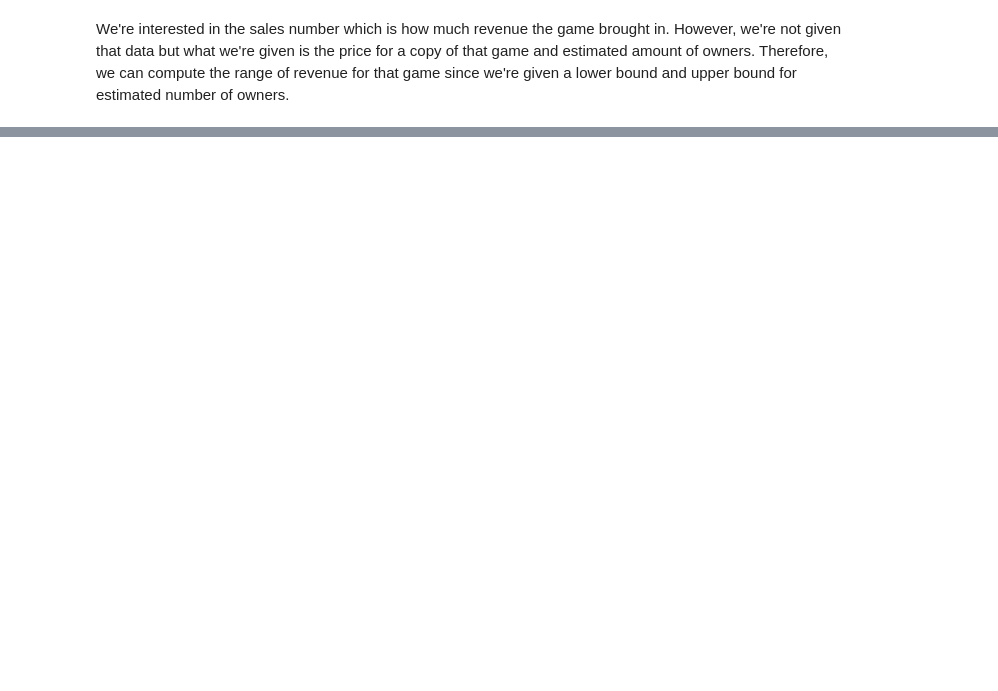
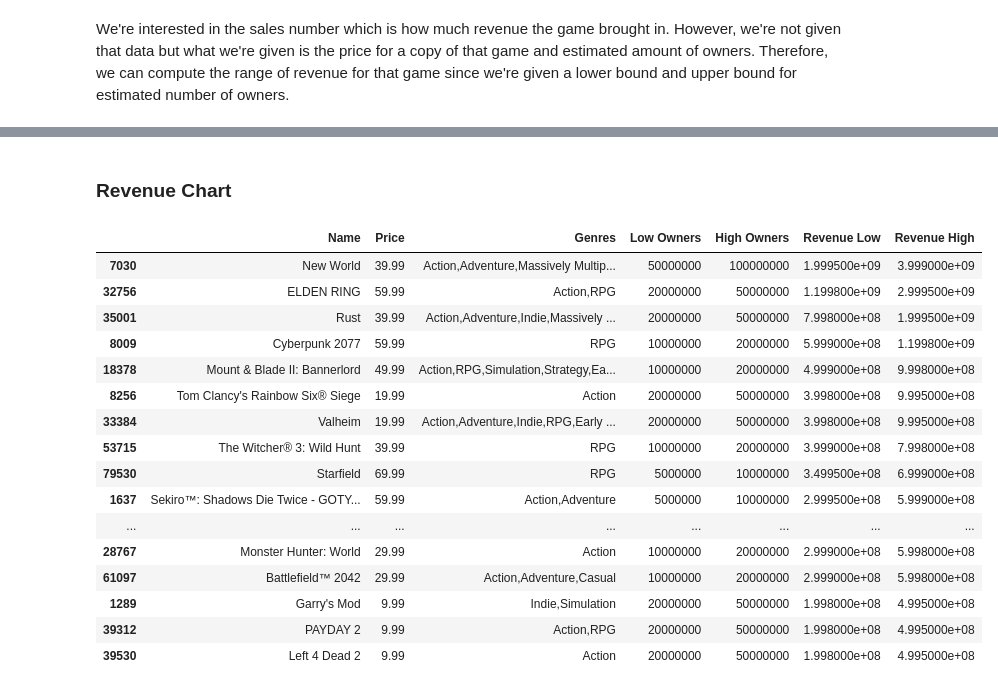
Before and after one commit to lxkedinh/cs-4650-capstone-project, a Jupyter notebook: Steam_Highest_Sellling_Game_Analysis.ipynb, the cells around one changed output, grey strips where cells are left out. Saved outputs shown, nothing was run; the diff lists cells and outputs as text; code cells hidden in the pictures; blank space fills up the shorter version.

```diff
--- a/Steam_Highest_Sellling_Game_Analysis.ipynb
+++ b/Steam_Highest_Sellling_Game_Analysis.ipynb
@@ -58,0 +37,16 @@ ValueError: cannot set a row with mismatched columns
+# %%
+sale_data = df[['Name','Estimated owners','Price','Genres']]
+
+#extracted the EST owners into 2 columns
+extracted_col = sale_data['Estimated owners'].str.extract('(\d+)\s-\s(\d+)')
+extracted_col.columns = extracted_col.columns.map(str)
+extracted_col.columns.values[0] = "Low Owners"
+extracted_col.columns.values[1] = "High Owners"
+#convert values to int for computation
+extracted_col['Low Owners'] = pd.to_numeric(extracted_col['Low Owners'])
+extracted_col['High Owners'] = pd.to_numeric(extracted_col['High Owners'])
+#concatenate the extracted columsn back into the main dataframe
+sale_data = pd.concat([sale_data,extracted_col],axis=1)
+sale_data = sale_data.drop('Estimated owners',axis=1)
+sale_data.info()
+sale_data.head(10)
@@ -58,0 +85,25 @@ ValueError: cannot set a row with mismatched columns
+# %% [markdown]
+### Revenue Chart
+# %%
+sale_data['Revenue Low'] = sale_data['Price'] * sale_data['Low Owners']
+sale_data['Revenue High'] = sale_data['Price'] * sale_data['High Owners']
+sale_data = sale_data.sort_values(by=['Revenue High','Revenue Low'],ascending=[False,False])
+sale_data.head(20)
+# %% [output]
+|  | Name | Price | Genres | Low Owners | High Owners | Revenue Low | Revenue High |
+| 7030 | New World | 39.99 | Action,Adventure,Massively Multip... | 50000000 | 100000000 | 1.999500e+09 | 3.999000e+09 |
+| 32756 | ELDEN RING | 59.99 | Action,RPG | 20000000 | 50000000 | 1.199800e+09 | 2.999500e+09 |
+| 35001 | Rust | 39.99 | Action,Adventure,Indie,Massively ... | 20000000 | 50000000 | 7.998000e+08 | 1.999500e+09 |
+| 8009 | Cyberpunk 2077 | 59.99 | RPG | 10000000 | 20000000 | 5.999000e+08 | 1.199800e+09 |
+| 18378 | Mount & Blade II: Bannerlord | 49.99 | Action,RPG,Simulation,Strategy,Ea... | 10000000 | 20000000 | 4.999000e+08 | 9.998000e+08 |
+| 8256 | Tom Clancy's Rainbow Six® Siege | 19.99 | Action | 20000000 | 50000000 | 3.998000e+08 | 9.995000e+08 |
+| 33384 | Valheim | 19.99 | Action,Adventure,Indie,RPG,Early ... | 20000000 | 50000000 | 3.998000e+08 | 9.995000e+08 |
+| 53715 | The Witcher® 3: Wild Hunt | 39.99 | RPG | 10000000 | 20000000 | 3.999000e+08 | 7.998000e+08 |
+| 79530 | Starfield | 69.99 | RPG | 5000000 | 10000000 | 3.499500e+08 | 6.999000e+08 |
+| 1637 | Sekiro™: Shadows Die Twice - GOTY... | 59.99 | Action,Adventure | 5000000 | 10000000 | 2.999500e+08 | 5.999000e+08 |
+| ... | ... | ... | ... | ... | ... | ... | ... |
+| 28767 | Monster Hunter: World | 29.99 | Action | 10000000 | 20000000 | 2.999000e+08 | 5.998000e+08 |
+| 61097 | Battlefield™ 2042 | 29.99 | Action,Adventure,Casual | 10000000 | 20000000 | 2.999000e+08 | 5.998000e+08 |
+| 1289 | Garry's Mod | 9.99 | Indie,Simulation | 20000000 | 50000000 | 1.998000e+08 | 4.995000e+08 |
+| 39312 | PAYDAY 2 | 9.99 | Action,RPG | 20000000 | 50000000 | 1.998000e+08 | 4.995000e+08 |
+| 39530 | Left 4 Dead 2 | 9.99 | Action | 20000000 | 50000000 | 1.998000e+08 | 4.995000e+08 |
```
Also changed, not shown: parts of 9 cells of this notebook.
